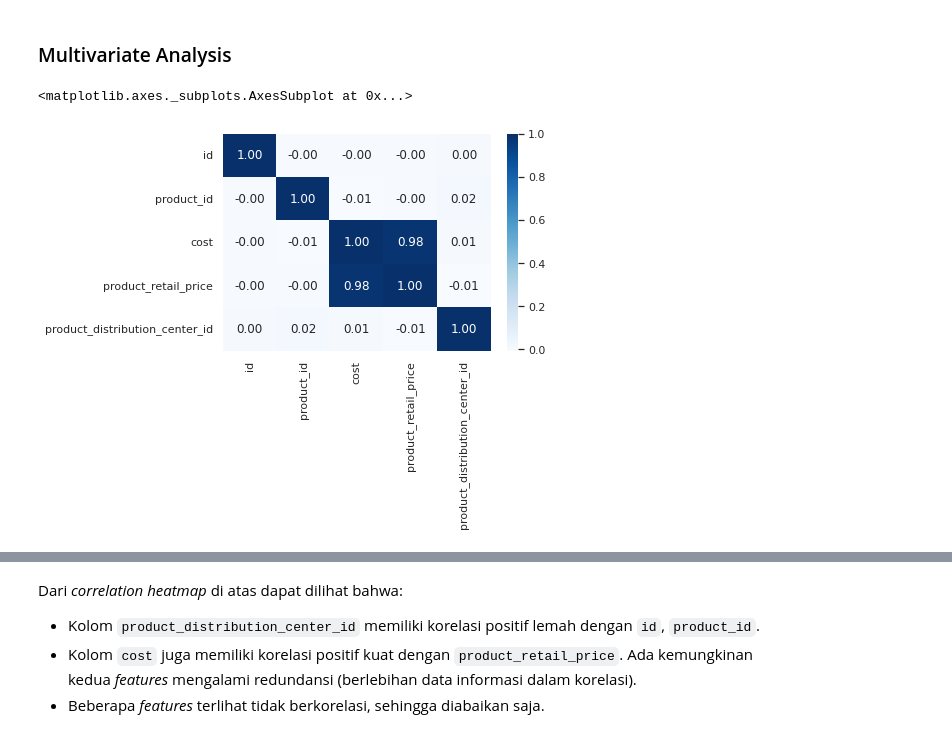
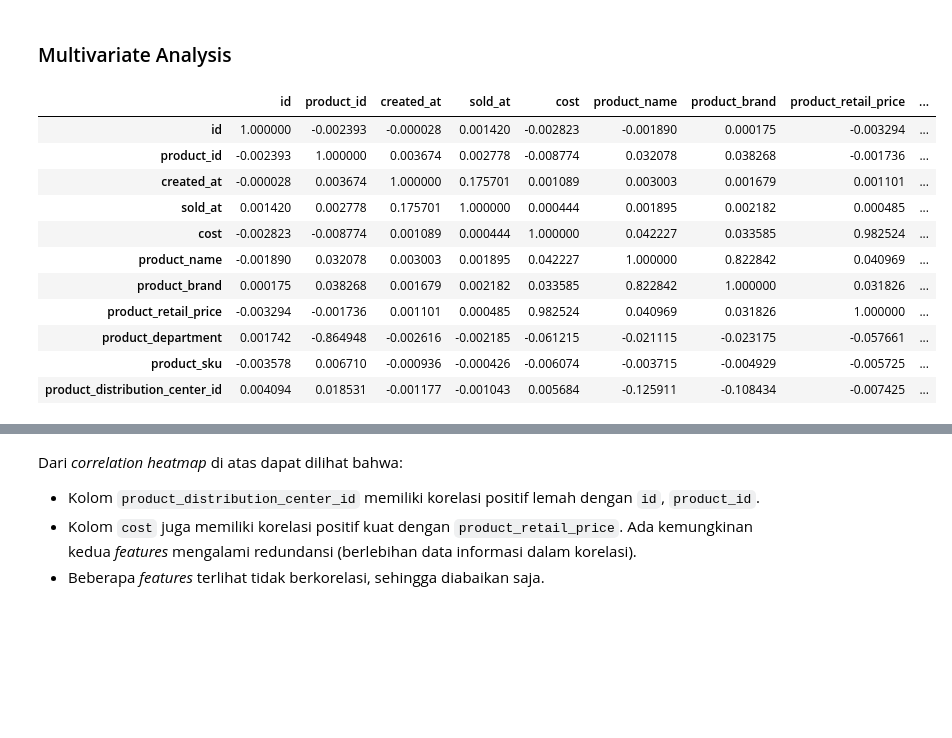
Before and after one commit to NabilahSharfina/Ruangguru-Bootcamp, a Jupyter notebook: Final_Project_DBA_Kelompok_255.ipynb, the cells around one changed output, grey strips where cells are left out. Saved outputs shown, nothing was run; the diff lists cells and outputs as text; code cells hidden in the pictures; blank space fills up the shorter version.

```diff
--- a/Final_Project_DBA_Kelompok_255.ipynb
+++ b/Final_Project_DBA_Kelompok_255.ipynb
@@ -733,9 +733,18 @@ Hal penting yang harus diperhatikan dari *boxplot* adalah keberadaan *outlier*.
 - Dari visualisasi *boxplot*, terlihat mana distribusi yang terlihat agak *skewed* (tidak simetrik) yang ditandai dengan lokasi *box* yang menjauh dari daerah tengah sumbu Y: `cost` dan `product_retail_price`
 # %% [markdown]
 ### Multivariate Analysis
-# %%
-plt.figure(figsize=(6, 4))
-sns.heatmap(inv_items.corr(), cmap='Blues', annot=True, fmt='.2f')
-# %% [output]
-<matplotlib.axes._subplots.AxesSubplot at 0x...>
-[figure, removed]
+# %%
+inv_items.select_dtypes(['float64', 'int64']).corr()
+# %% [output]
+|  | id | product_id | created_at | sold_at | cost | product_name | product_brand | product_retail_price | ... |
+| id | 1.000000 | -0.002393 | -0.000028 | 0.001420 | -0.002823 | -0.001890 | 0.000175 | -0.003294 | ... |
+| product_id | -0.002393 | 1.000000 | 0.003674 | 0.002778 | -0.008774 | 0.032078 | 0.038268 | -0.001736 | ... |
+| created_at | -0.000028 | 0.003674 | 1.000000 | 0.175701 | 0.001089 | 0.003003 | 0.001679 | 0.001101 | ... |
+| sold_at | 0.001420 | 0.002778 | 0.175701 | 1.000000 | 0.000444 | 0.001895 | 0.002182 | 0.000485 | ... |
+| cost | -0.002823 | -0.008774 | 0.001089 | 0.000444 | 1.000000 | 0.042227 | 0.033585 | 0.982524 | ... |
+| product_name | -0.001890 | 0.032078 | 0.003003 | 0.001895 | 0.042227 | 1.000000 | 0.822842 | 0.040969 | ... |
+| product_brand | 0.000175 | 0.038268 | 0.001679 | 0.002182 | 0.033585 | 0.822842 | 1.000000 | 0.031826 | ... |
+| product_retail_price | -0.003294 | -0.001736 | 0.001101 | 0.000485 | 0.982524 | 0.040969 | 0.031826 | 1.000000 | ... |
+| product_department | 0.001742 | -0.864948 | -0.002616 | -0.002185 | -0.061215 | -0.021115 | -0.023175 | -0.057661 | ... |
+| product_sku | -0.003578 | 0.006710 | -0.000936 | -0.000426 | -0.006074 | -0.003715 | -0.004929 | -0.005725 | ... |
+| product_distribution_center_id | 0.004094 | 0.018531 | -0.001177 | -0.001043 | 0.005684 | -0.125911 | -0.108434 | -0.007425 | ... |
```
Also changed, not shown: parts of 11 cells of this notebook.
